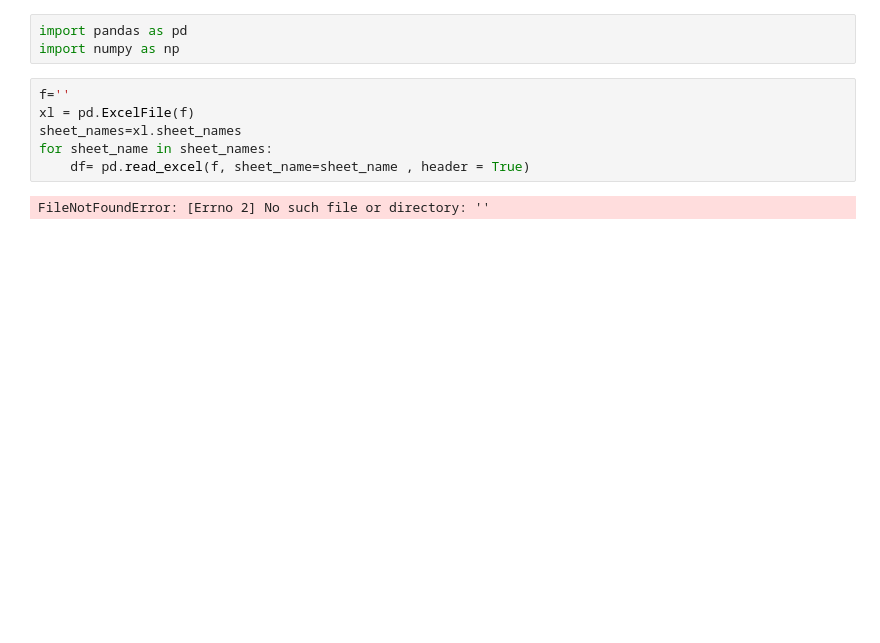
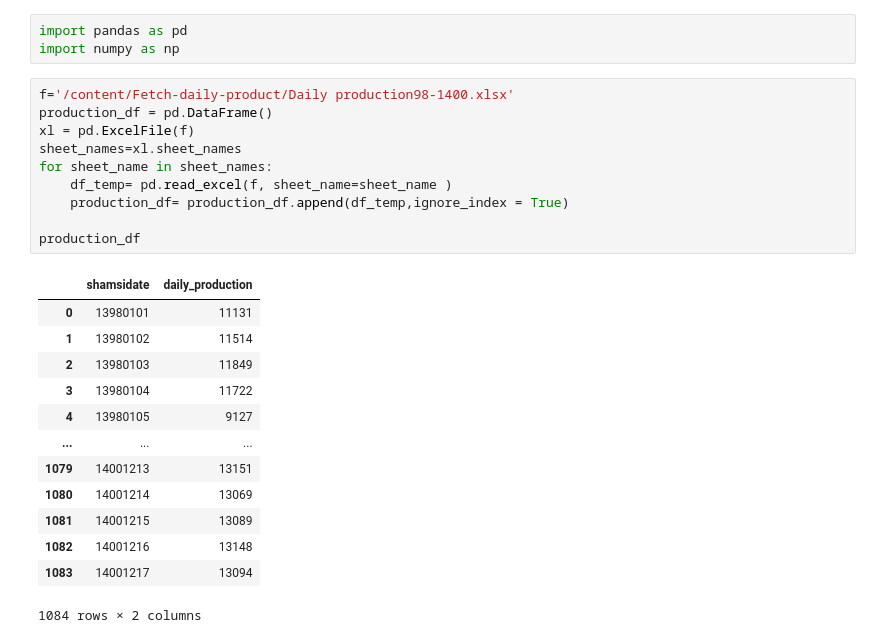
Before and after one commit to heidaralavi/Fetch-daily-product, a Jupyter notebook: compairing data.ipynb, the cells around one changed output. Drawn from its saved outputs; the diff is of its cells as text; blank space fills up the shorter version.

```diff
--- a/compairing data.ipynb
+++ b/compairing data.ipynb
@@ -4,10 +14,26 @@
 import pandas as pd
 import numpy as np
 # %%
-f=''
+f='/content/Fetch-daily-product/Daily production98-1400.xlsx'
+production_df = pd.DataFrame()
 xl = pd.ExcelFile(f)
 sheet_names=xl.sheet_names
 for sheet_name in sheet_names:
-    df= pd.read_excel(f, sheet_name=sheet_name , header = True)
+    df_temp= pd.read_excel(f, sheet_name=sheet_name )
+    production_df= production_df.append(df_temp,ignore_index = True)
+
+production_df
 # %% [output]
+|  | shamsidate | daily_production |
+| 0 | 13980101 | 11131 |
+| 1 | 13980102 | 11514 |
+| 2 | 13980103 | 11849 |
+| 3 | 13980104 | 11722 |
+| 4 | 13980105 | 9127 |
+| ... | ... | ... |
+| 1079 | 14001213 | 13151 |
+| 1080 | 14001214 | 13069 |
+| 1081 | 14001215 | 13089 |
+| 1082 | 14001216 | 13148 |
+| 1083 | 14001217 | 13094 |
-FileNotFoundError: [Errno 2] No such file or directory: ''
+1084 rows × 2 columns
```
Also changed, not shown: parts of 9 cells of this notebook.
